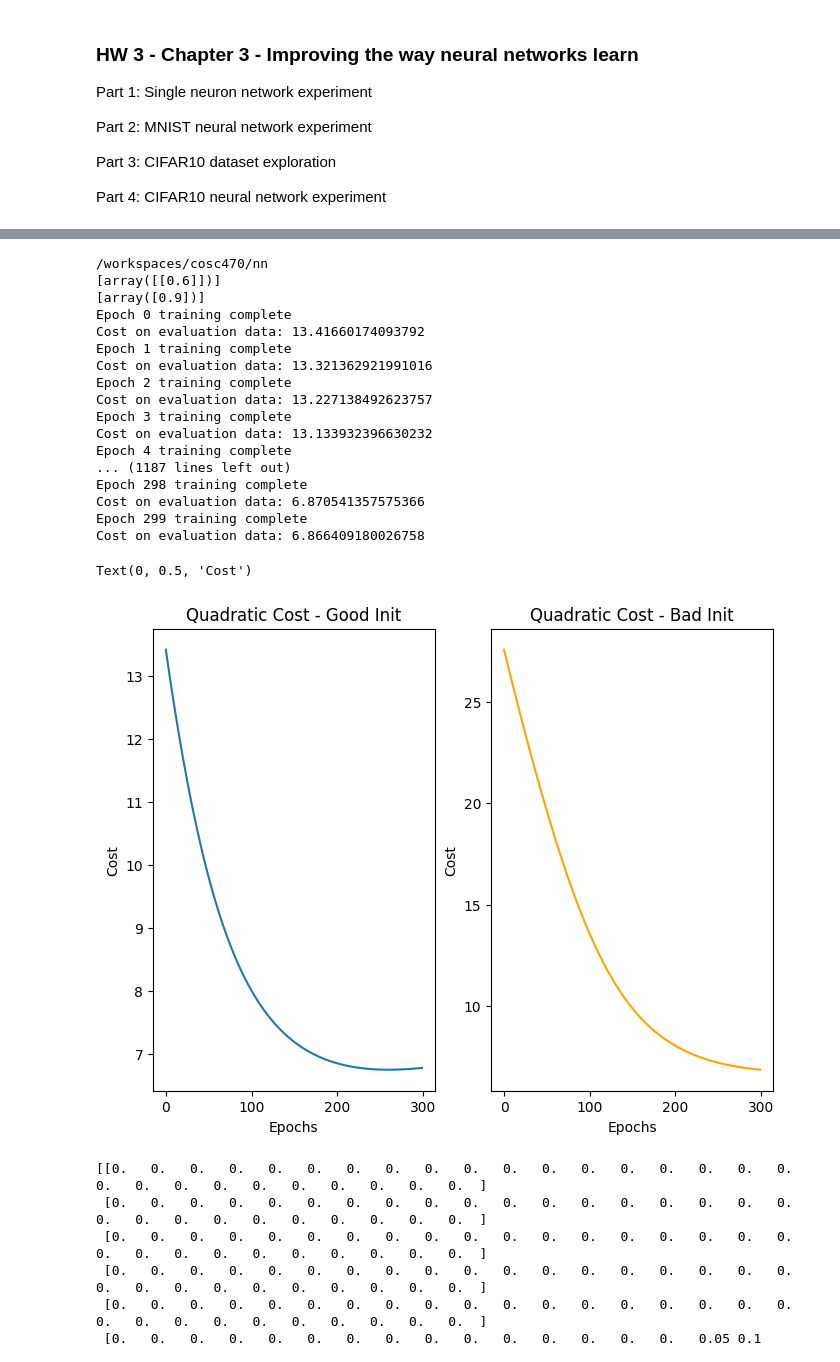
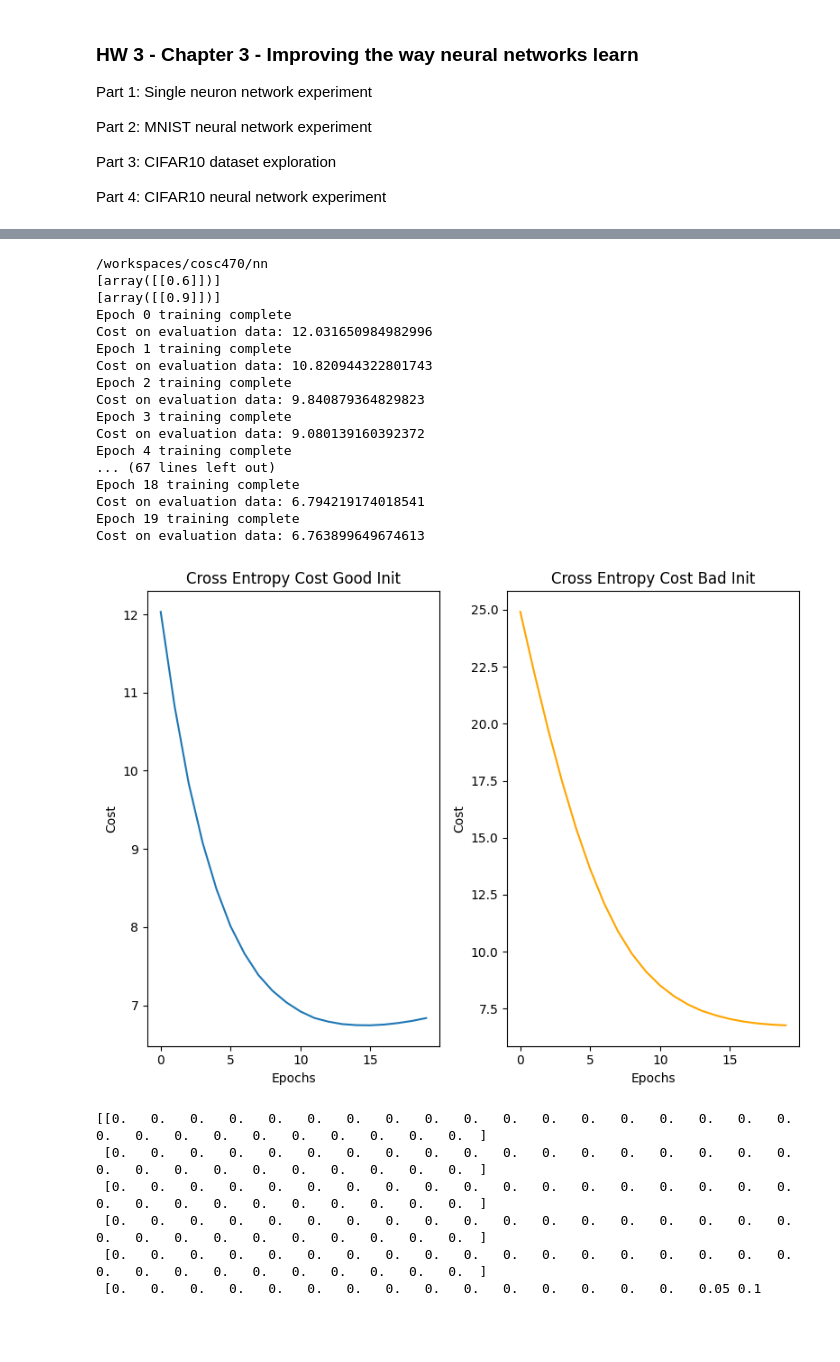
Before and after one commit to noahmb409/cosc470, a Jupyter notebook: notebooks/hw3.ipynb, the cells around one changed output, grey strips where cells are left out. Cells and saved outputs as stored; diff of their text form; code cells hidden in the pictures; blank space fills up the shorter version.

```diff
--- a/notebooks/hw3.ipynb
+++ b/notebooks/hw3.ipynb
@@ -102,55 +102,49 @@ test_data = [
     for i in range(100)
 ]
 net.weights = [np.array([[0.6]])]
-net.biases = [np.array([0.9])]
+net.biases = [np.array([[0.9]])]
 print(net.weights)
 print(net.biases)
 
 # RUN YOUR EXPERIMENT HERE
-(eval_cost_cross_good, _, _, _) = net.SGD(training_data, 300, 10, 0.003, evaluation_data=test_data, monitor_evaluation_cost=True)
+(eval_cost_cross_good, _, _, _) = net.SGD(training_data, 20, 10, 0.05, evaluation_data=test_data, monitor_evaluation_cost=True)
 
 net.weights = [np.array([[2.0]])]
-net.biases = [np.array([2.0])]
+net.biases = [np.array([[2.0]])]
 
-(eval_cost_cross_bad, _, _, _) = net.SGD(training_data, 300, 10, 0.003, evaluation_data=test_data, monitor_evaluation_cost=True)
-
-
-
-
-# RE-RUN WITH CrossEntropyCost
-#importlib.reload(network2)
-#net = network2.Network(??? WHAT GOES HERE ???, cost=CrossEntropyCost)
+(eval_cost_cross_bad, _, _, _) = net.SGD(training_data, 20, 10, 0.05, evaluation_data=test_data, monitor_evaluation_cost=True)
 # %% [output]
 /workspaces/cosc470/nn
 [array([[0.6]])]
-[array([0.9])]
+[array([[0.9]])]
 Epoch 0 training complete
-Cost on evaluation data: 13.41660174093792
+Cost on evaluation data: 12.031650984982996
 Epoch 1 training complete
-Cost on evaluation data: 13.321362921991016
+Cost on evaluation data: 10.820944322801743
 Epoch 2 training complete
-Cost on evaluation data: 13.227138492623757
+Cost on evaluation data: 9.840879364829823
 Epoch 3 training complete
-Cost on evaluation data: 13.133932396630232
+Cost on evaluation data: 9.080139160392372
 Epoch 4 training complete
-... (1187 lines left out)
-Epoch 298 training complete
-Cost on evaluation data: 6.870541357575366
-Epoch 299 training complete
-Cost on evaluation data: 6.866409180026758
+... (67 lines left out)
+Epoch 18 training complete
+Cost on evaluation data: 6.794219174018541
+Epoch 19 training complete
+Cost on evaluation data: 6.763899649674613
 # %%
 import matplotlib.pyplot as plt
 fig, ax = plt.subplots(nrows=1, ncols=2, figsize=(8, 6))
 
-ax[0].plot(eval_cost_cross_good, label='Cross entropy Good Init')
-ax[0].set_title('Quadratic Cost - Good Init')
+ax[0].plot(eval_cost_cross_good, label='Cross Entropy Cost Good Init')
+ax[0].set_title('Cross Entropy Cost Good Init')
 ax[0].set_xlabel('Epochs')
 ax[0].set_ylabel('Cost')
 
-ax[1].plot(eval_cost_cross_bad, label='Cross entropy Bad Init', color='orange')
-ax[1].set_title('Quadratic Cost - Bad Init')
+ax[1].plot(eval_cost_cross_bad, label='Cross Entropy Cost Bad Init', color='orange')
+ax[1].set_title('Cross Entropy Cost Bad Init')
 ax[1].set_xlabel('Epochs')
 ax[1].set_ylabel('Cost')
+plt.tight_layout()
+plt.show()
 # %% [output]
-Text(0, 0.5, 'Cost')
-[figure, old version]
+[figure, new version]
```
Also changed, not shown: parts of 9 cells of this notebook, 1 other file.
